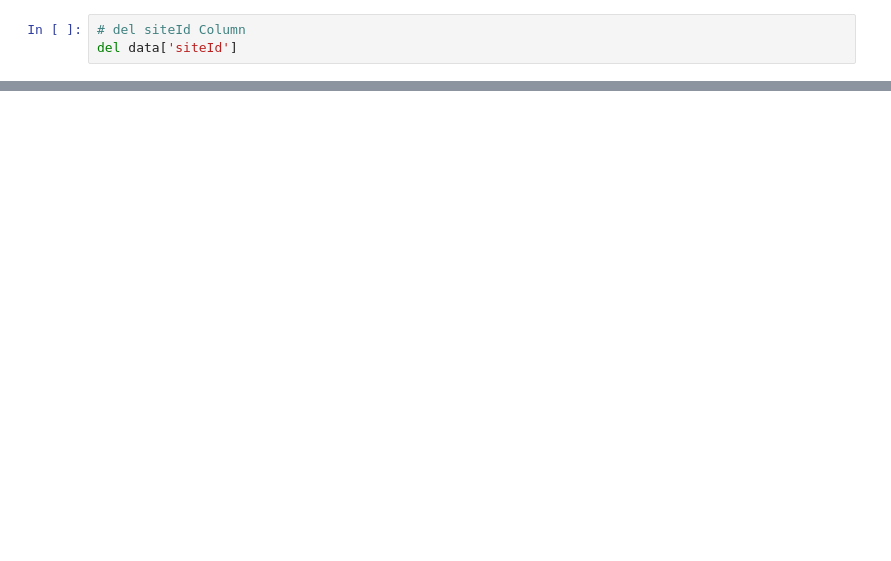
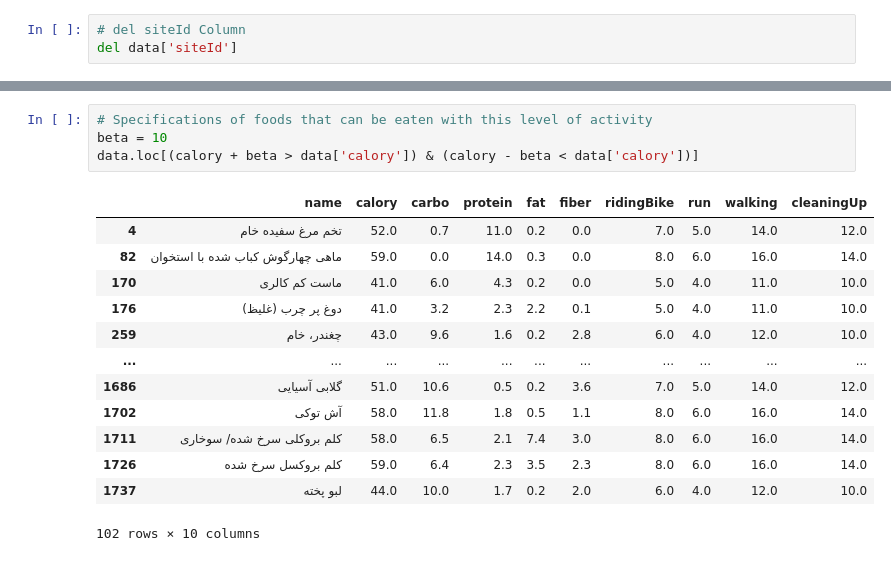
Before and after one commit to saeidEmadi/scrapeForMankan, a Jupyter notebook: MankanResults.ipynb, the cells around one changed output, grey strips where cells are left out. Cells and saved outputs as stored; diff of their text form; blank space fills up the shorter version.

```diff
--- a/MankanResults.ipynb
+++ b/MankanResults.ipynb
@@ -268,0 +260,18 @@ data.loc[(data['calory'] < 100) & (data['fiber'] > 5)]
+# %%
+# Specifications of foods that can be eaten with this level of activity
+beta = 10
+data.loc[(calory + beta > data['calory']) & (calory - beta < data['calory'])]
+# %% [output]
+|  | name | calory | carbo | protein | fat | fiber | ridingBike | run | walking | cleaningUp |
+| 4 | تخم مرغ سفیده خام | 52.0 | 0.7 | 11.0 | 0.2 | 0.0 | 7.0 | 5.0 | 14.0 | 12.0 |
+| 82 | ماهی چهارگوش کباب شده با استخوان | 59.0 | 0.0 | 14.0 | 0.3 | 0.0 | 8.0 | 6.0 | 16.0 | 14.0 |
+| 170 | ماست کم کالری | 41.0 | 6.0 | 4.3 | 0.2 | 0.0 | 5.0 | 4.0 | 11.0 | 10.0 |
+| 176 | دوغ پر چرب (غلیظ) | 41.0 | 3.2 | 2.3 | 2.2 | 0.1 | 5.0 | 4.0 | 11.0 | 10.0 |
+| 259 | چغندر، خام | 43.0 | 9.6 | 1.6 | 0.2 | 2.8 | 6.0 | 4.0 | 12.0 | 10.0 |
+| ... | ... | ... | ... | ... | ... | ... | ... | ... | ... | ... |
+| 1686 | گلابی آسیایی | 51.0 | 10.6 | 0.5 | 0.2 | 3.6 | 7.0 | 5.0 | 14.0 | 12.0 |
+| 1702 | آش توکی | 58.0 | 11.8 | 1.8 | 0.5 | 1.1 | 8.0 | 6.0 | 16.0 | 14.0 |
+| 1711 | کلم بروکلی سرخ شده/ سوخاری | 58.0 | 6.5 | 2.1 | 7.4 | 3.0 | 8.0 | 6.0 | 16.0 | 14.0 |
+| 1726 | کلم بروکسل سرخ شده | 59.0 | 6.4 | 2.3 | 3.5 | 2.3 | 8.0 | 6.0 | 16.0 | 14.0 |
+| 1737 | لبو پخته | 44.0 | 10.0 | 1.7 | 0.2 | 2.0 | 6.0 | 4.0 | 12.0 | 10.0 |
+102 rows × 10 columns
```
Also changed, not shown: parts of 67 cells of this notebook.
